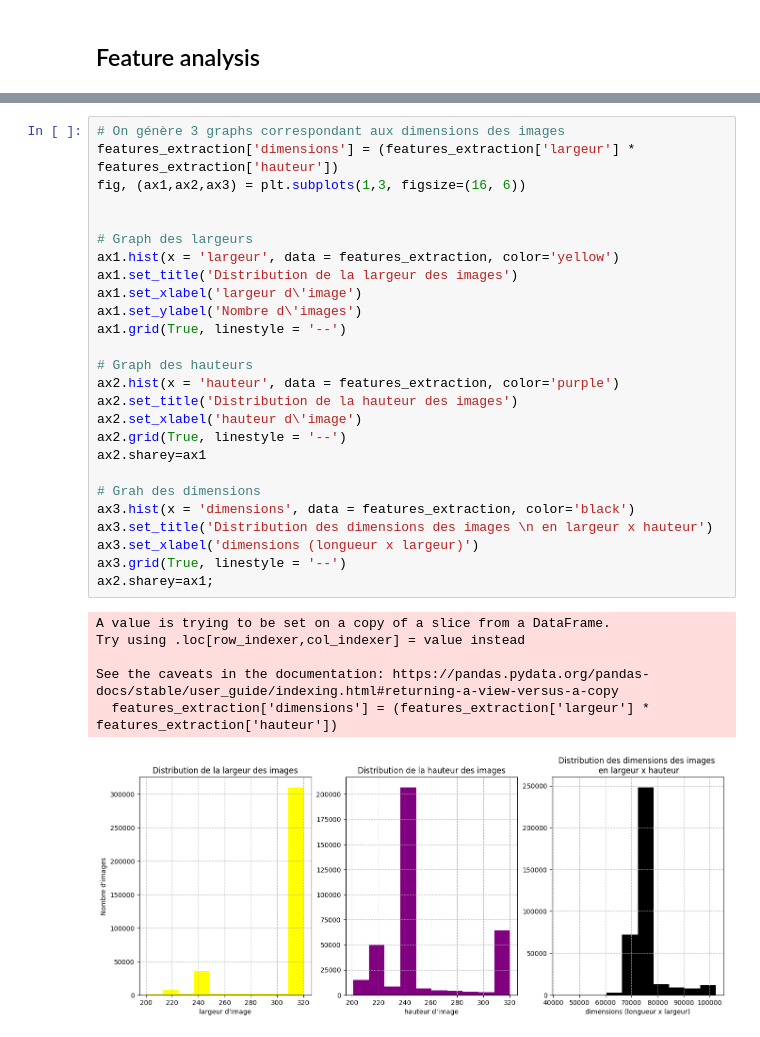
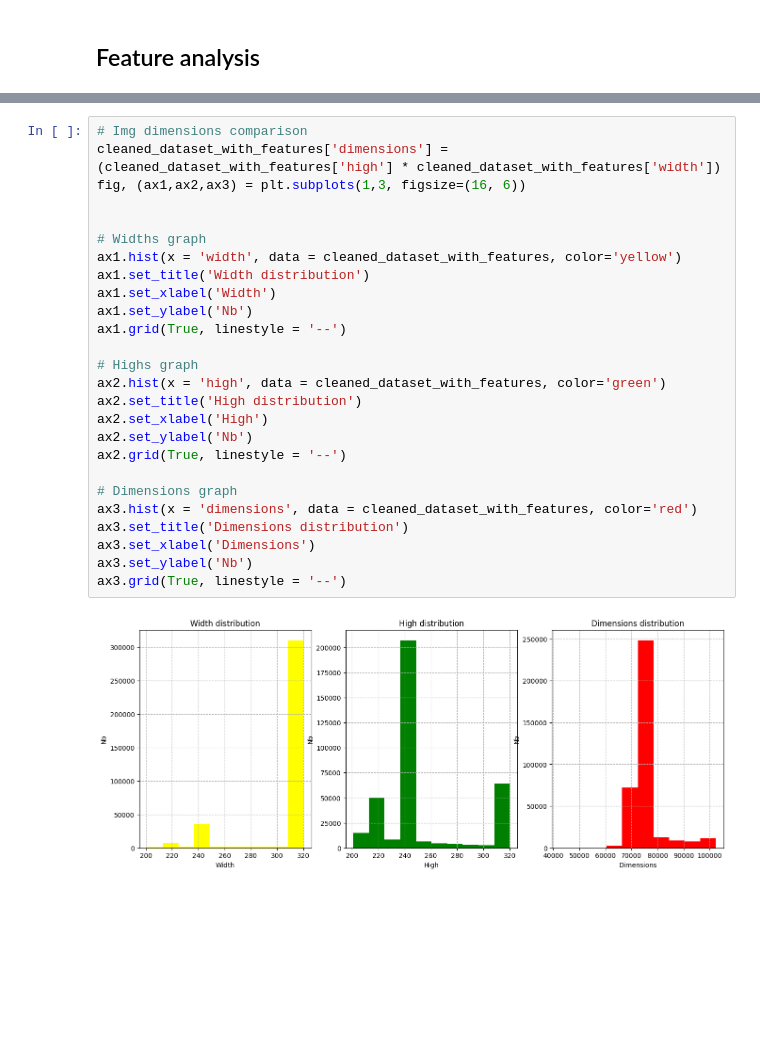
Before and after one commit to guillaumepot/mushroom_datascience, a Jupyter notebook: src/notebooks/3-imgs_analysis.ipynb, the cells around one changed output, grey strips where cells are left out. Cells and saved outputs as stored; diff of their text form; blank space fills up the shorter version.

```diff
--- a/src/notebooks/3-imgs_analysis.ipynb
+++ b/src/notebooks/3-imgs_analysis.ipynb
@@ -57,34 +129,29 @@ plt.xticks(rotation = 90);
 # %%
-# On génère 3 graphs correspondant aux dimensions des images
-features_extraction['dimensions'] = (features_extraction['largeur'] * features_extraction['hauteur'])
+# Img dimensions comparison
+cleaned_dataset_with_features['dimensions'] = (cleaned_dataset_with_features['high'] * cleaned_dataset_with_features['width'])
 fig, (ax1,ax2,ax3) = plt.subplots(1,3, figsize=(16, 6))
 
 
-# Graph des largeurs
-ax1.hist(x = 'largeur', data = features_extraction, color='yellow')
-ax1.set_title('Distribution de la largeur des images')
-ax1.set_xlabel('largeur d\'image')
-ax1.set_ylabel('Nombre d\'images')
+# Widths graph
+ax1.hist(x = 'width', data = cleaned_dataset_with_features, color='yellow')
+ax1.set_title('Width distribution')
+ax1.set_xlabel('Width')
+ax1.set_ylabel('Nb')
 ax1.grid(True, linestyle = '--')
 
-# Graph des hauteurs
-ax2.hist(x = 'hauteur', data = features_extraction, color='purple')
-ax2.set_title('Distribution de la hauteur des images')
-ax2.set_xlabel('hauteur d\'image')
+# Highs graph
+ax2.hist(x = 'high', data = cleaned_dataset_with_features, color='green')
+ax2.set_title('High distribution')
+ax2.set_xlabel('High')
+ax2.set_ylabel('Nb')
 ax2.grid(True, linestyle = '--')
-ax2.sharey=ax1
 
-# Grah des dimensions
-ax3.hist(x = 'dimensions', data = features_extraction, color='black')
-ax3.set_title('Distribution des dimensions des images \n en largeur x hauteur')
-ax3.set_xlabel('dimensions (longueur x largeur)')
+# Dimensions graph
+ax3.hist(x = 'dimensions', data = cleaned_dataset_with_features, color='red')
+ax3.set_title('Dimensions distribution')
+ax3.set_xlabel('Dimensions')
+ax3.set_ylabel('Nb')
 ax3.grid(True, linestyle = '--')
-ax2.sharey=ax1;
 # %% [output]
-A value is trying to be set on a copy of a slice from a DataFrame.
-Try using .loc[row_indexer,col_indexer] = value instead
-
-See the caveats in the documentation: https://pandas.pydata.org/pandas-docs/stable/user_guide/indexing.html#returning-a-view-versus-a-copy
-  features_extraction['dimensions'] = (features_extraction['largeur'] * features_extraction['hauteur'])
-[figure, old version]
+[figure, new version]
 # %%
```
Also changed, not shown: parts of 20 cells of this notebook, 5 other files.
